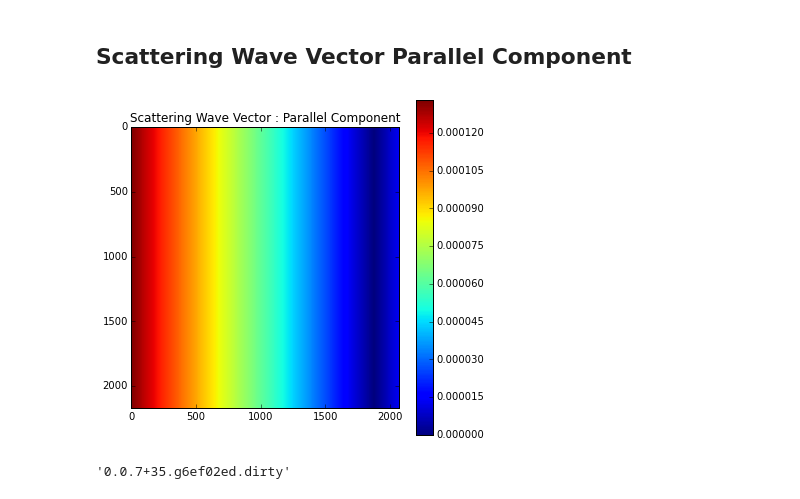
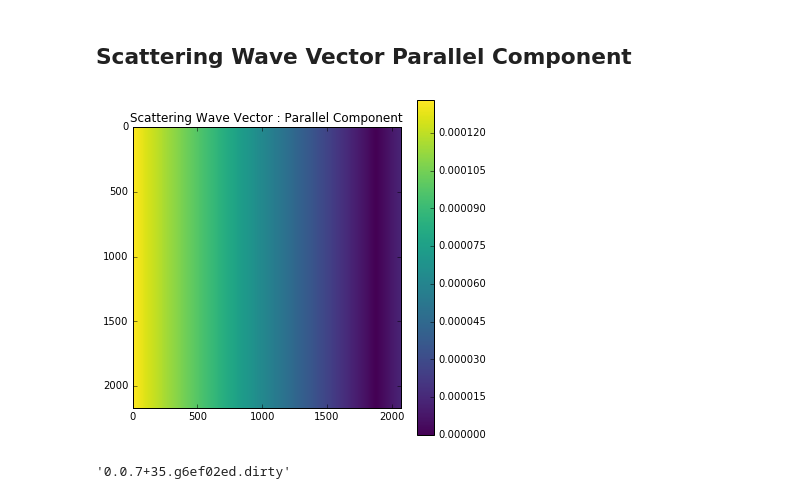
Before and after one commit to scikit-beam/scikit-beam-examples, a Jupyter notebook: demos/reciprocal_space/gisaxs.ipynb, the cells around one changed output. Drawn from its saved outputs; the diff is of its cells as text; code cells hidden in the pictures.

```diff
--- a/demos/reciprocal_space/gisaxs.ipynb
+++ b/demos/reciprocal_space/gisaxs.ipynb
@@ -88,12 +86,12 @@ plt.show()
 ## Scattering Wave Vector Parallel Component
 # %%
 fig, ax = plt.subplots(figsize=(6, 6))
-im = ax.imshow(g_output.qr)
+im = ax.imshow(g_output.qr, cmap="viridis")
 ax.set_title("Scattering Wave Vector : Parallel Component")
 fig.colorbar(im)
 plt.show()
 # %% [output]
-[figure, old version]
+[figure, new version]
 # %%
 import skbeam
 skbeam.__version__
```
Also changed, not shown: parts of 5 cells of this notebook.
